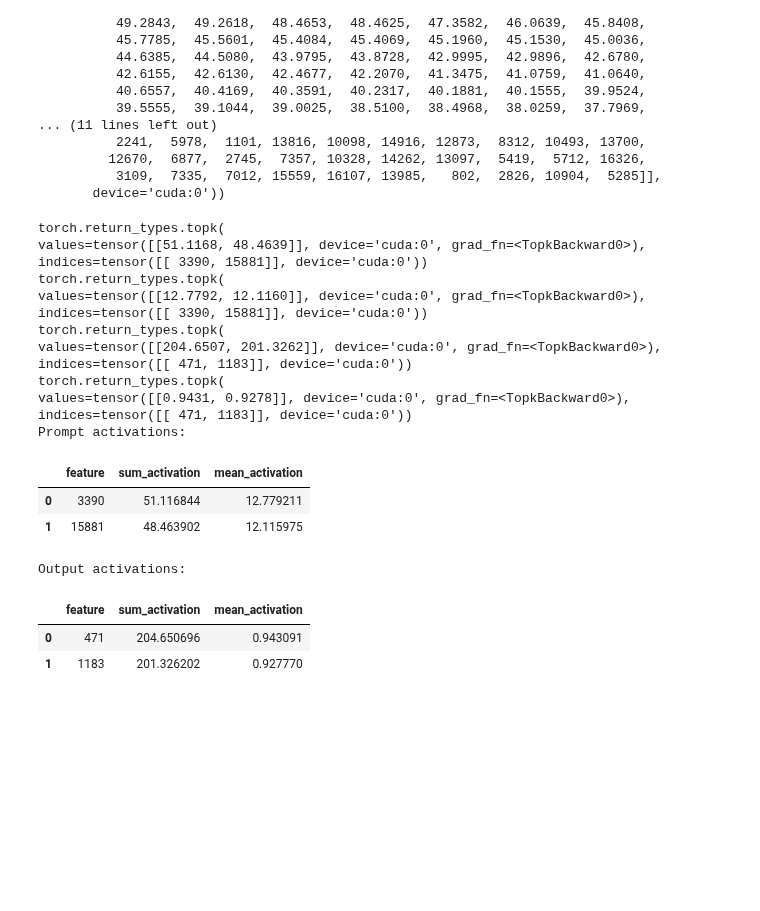
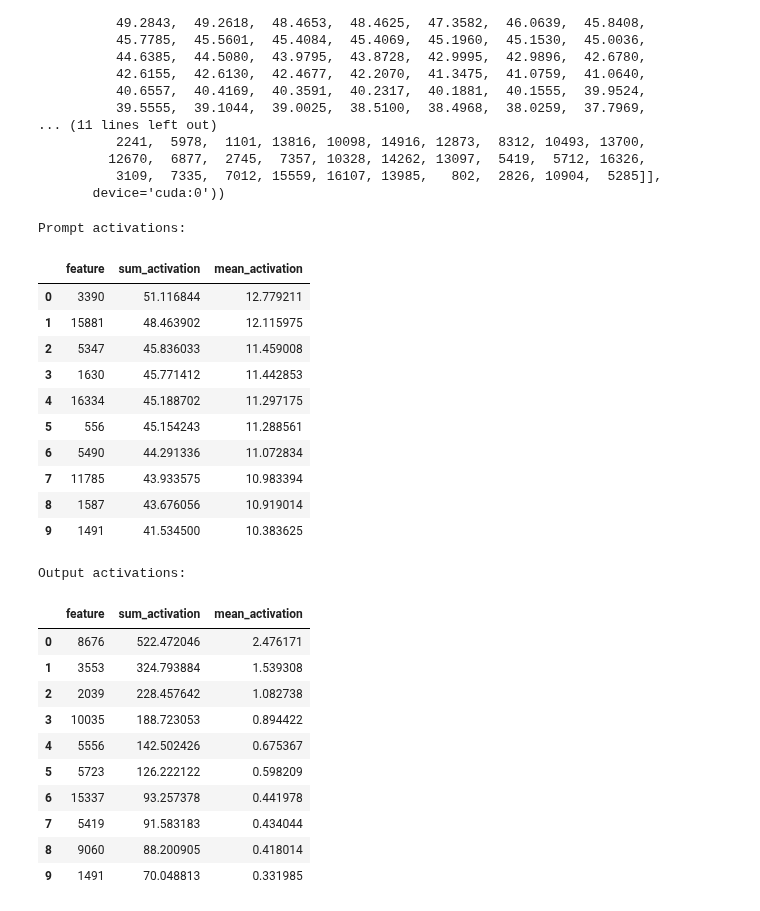
Before and after one commit to tatsath/Interpretability, a Jupyter notebook: ActivationDetectTwoPass.ipynb, the cells around one changed output. Saved outputs shown, nothing was run; the diff lists cells and outputs as text; code cells hidden in the pictures; blank space fills up the shorter version.

```diff
--- a/ActivationDetectTwoPass.ipynb
+++ b/ActivationDetectTwoPass.ipynb
@@ -416,33 +411,37 @@ def get_top_activations(model, sae, prompt, max_new_tokens=200, n_generate=1, to
 # %%
 # Get the top 100 activations for both prompt and output
 
 prompt = "credit Risk related"
-prompt_df, output_df = get_top_activations(model, sae, prompt, top_n=2)
+prompt_df, output_df = get_top_activations(model, sae, prompt, top_n=10)
 
 # Display the DataFrames
 print("Prompt activations:")
 display(prompt_df)
 
 print("\nOutput activations:")
 display(output_df)
 # %% [output]
-torch.return_types.topk(
-values=tensor([[51.1168, 48.4639]], device='cuda:0', grad_fn=<TopkBackward0>),
-indices=tensor([[ 3390, 15881]], device='cuda:0'))
-torch.return_types.topk(
-values=tensor([[12.7792, 12.1160]], device='cuda:0', grad_fn=<TopkBackward0>),
-indices=tensor([[ 3390, 15881]], device='cuda:0'))
-torch.return_types.topk(
-values=tensor([[204.6507, 201.3262]], device='cuda:0', grad_fn=<TopkBackward0>),
-indices=tensor([[ 471, 1183]], device='cuda:0'))
-torch.return_types.topk(
-values=tensor([[0.9431, 0.9278]], device='cuda:0', grad_fn=<TopkBackward0>),
-indices=tensor([[ 471, 1183]], device='cuda:0'))
 Prompt activations:
 |  | feature | sum_activation | mean_activation |
 | 0 | 3390 | 51.116844 | 12.779211 |
 | 1 | 15881 | 48.463902 | 12.115975 |
+| 2 | 5347 | 45.836033 | 11.459008 |
+| 3 | 1630 | 45.771412 | 11.442853 |
+| 4 | 16334 | 45.188702 | 11.297175 |
+| 5 | 556 | 45.154243 | 11.288561 |
+| 6 | 5490 | 44.291336 | 11.072834 |
+| 7 | 11785 | 43.933575 | 10.983394 |
+| 8 | 1587 | 43.676056 | 10.919014 |
+| 9 | 1491 | 41.534500 | 10.383625 |
 Output activations:
 |  | feature | sum_activation | mean_activation |
-| 0 | 471 | 204.650696 | 0.943091 |
-| 1 | 1183 | 201.326202 | 0.927770 |
+| 0 | 8676 | 522.472046 | 2.476171 |
+| 1 | 3553 | 324.793884 | 1.539308 |
+| 2 | 2039 | 228.457642 | 1.082738 |
+| 3 | 10035 | 188.723053 | 0.894422 |
+| 4 | 5556 | 142.502426 | 0.675367 |
+| 5 | 5723 | 126.222122 | 0.598209 |
+| 6 | 15337 | 93.257378 | 0.441978 |
+| 7 | 5419 | 91.583183 | 0.434044 |
+| 8 | 9060 | 88.200905 | 0.418014 |
+| 9 | 1491 | 70.048813 | 0.331985 |
```
Also changed, not shown: parts of 7 cells of this notebook.
